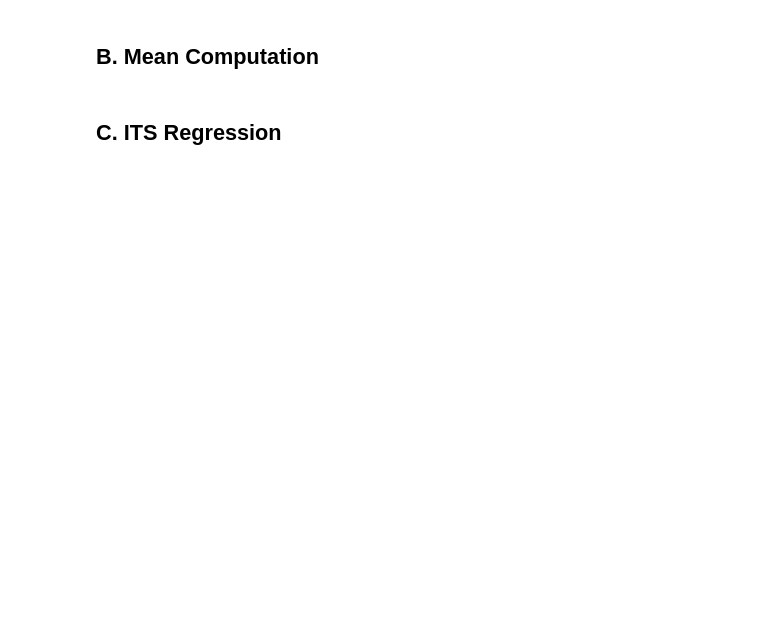
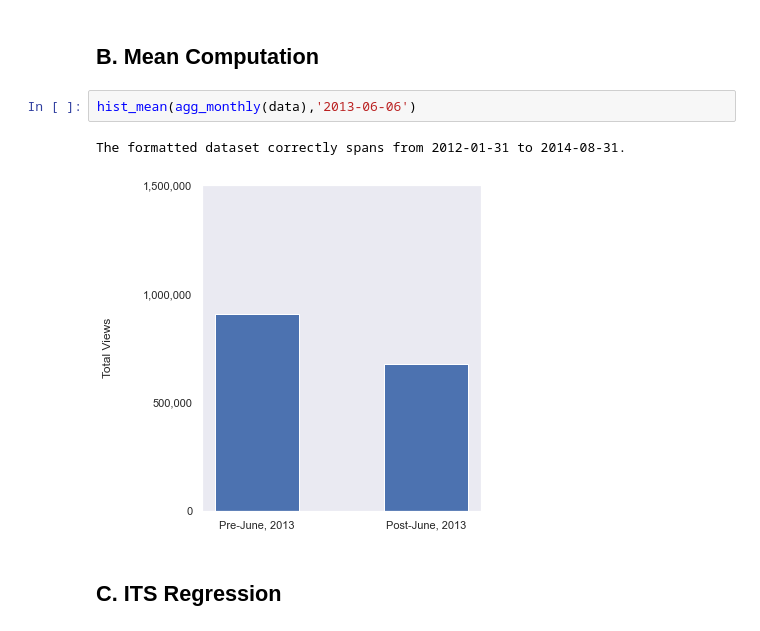
Before and after one commit to epfl-ada/ada-2020-project-milestone-p3-p3_studybuddy, a Jupyter notebook: MilestoneP3.ipynb, the cells around one changed output. Saved outputs shown, nothing was run; the diff lists cells and outputs as text; blank space fills up the shorter version.

Commit message:
Added correction to figure 4a, added example of plotting

```diff
--- a/MilestoneP3.ipynb
+++ b/MilestoneP3.ipynb
@@ -341,4 +480,9 @@ We will thus answer these questions using the analysis methods from the referenc
 # %% [markdown]
 ## B. Mean Computation
+# %%
+hist_mean(agg_monthly(data),'2013-06-06')
+# %% [output]
+The formatted dataset correctly spans from 2012-01-31 to 2014-08-31.
+[figure, added]
 # %% [markdown]
 ## C. ITS Regression
```
Also changed, not shown: parts of 17 cells of this notebook.
